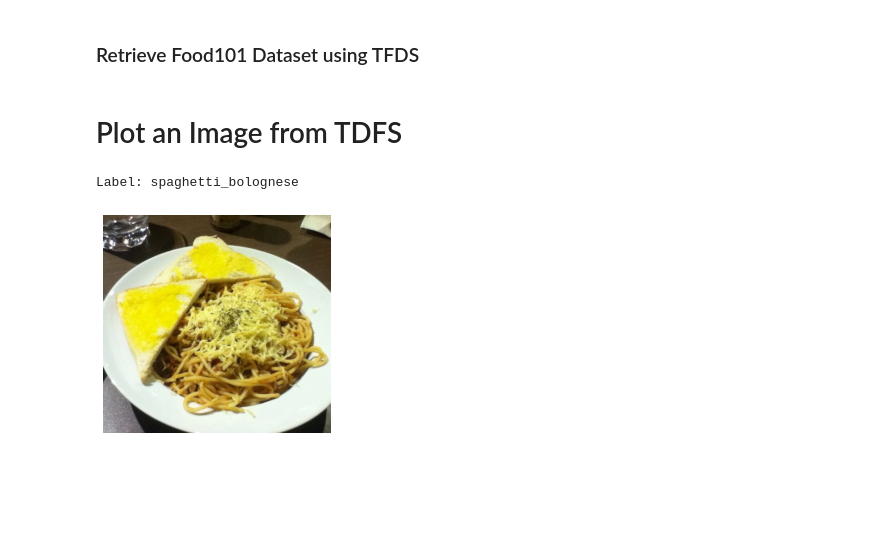
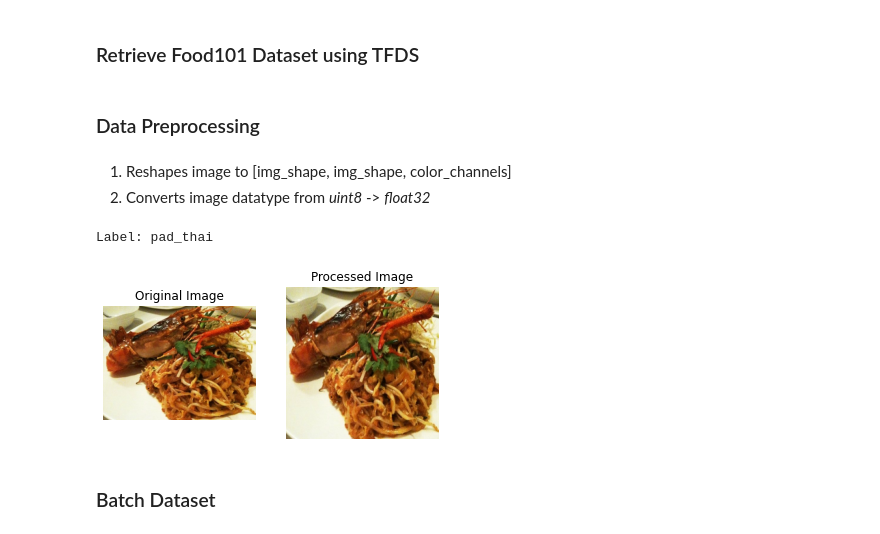
Before and after one commit to jaked0626/carbon-calculator, a Jupyter notebook: Food101/Food101.ipynb, the cells around one changed output. Saved outputs shown, nothing was run; the diff lists cells and outputs as text; code cells hidden in the pictures; blank space fills up the shorter version.

```diff
--- a/Food101/Food101.ipynb
+++ b/Food101/Food101.ipynb
@@ -10,13 +11,33 @@ import tensorflow_datasets as tfds
                                           shuffle_files=True,
                                           as_supervised=True, # Retrieves data in tuple format
                                           with_info=True) # Returns dataset metadata
-# %% [markdown]
-# Plot an Image from TDFS
-# %%
-for image, label in train_data.take(1):
-    plt.imshow(image.numpy())
-    plt.axis('off')
-    print(f"Label: {info.features['label'].names[label]}")
-# %% [output]
-Label: spaghetti_bolognese
-[figure, removed]
+# %% [markdown]
+### Data Preprocessing
+# %% [markdown]
+1. Reshapes image to [img_shape, img_shape, color_channels]
+2. Converts image datatype from *uint8* -> *float32*
+# %%
+def preprocess(image, label, img_shape=224):
+    image = tf.image.resize(image, [img_shape, img_shape]) # reshape to img_shape
+    return tf.cast(image, tf.float32), label # return (float32_image, label) tuple
+# %%
+for image, label in train_data.take(1):
+    fig = plt.figure()
+    ax1 = fig.add_subplot(1, 2, 1)
+    ax2 = fig.add_subplot(1, 2, 2)
+
+    print(f"Label: {info.features['label'].names[label]}")
+
+    ax1.imshow(image.numpy())
+    ax1.axis('off')
+    ax1.set_title('Original Image')
+
+    img, lbl = preprocess(image, label)
+    ax2.imshow(img/255.)
+    ax2.axis('off')
+    ax2.set_title('Processed Image')
+# %% [output]
+Label: pad_thai
+[figure, added]
+# %% [markdown]
+### Batch Dataset
```
Also changed, not shown: parts of 7 cells of this notebook, 3 other files.
